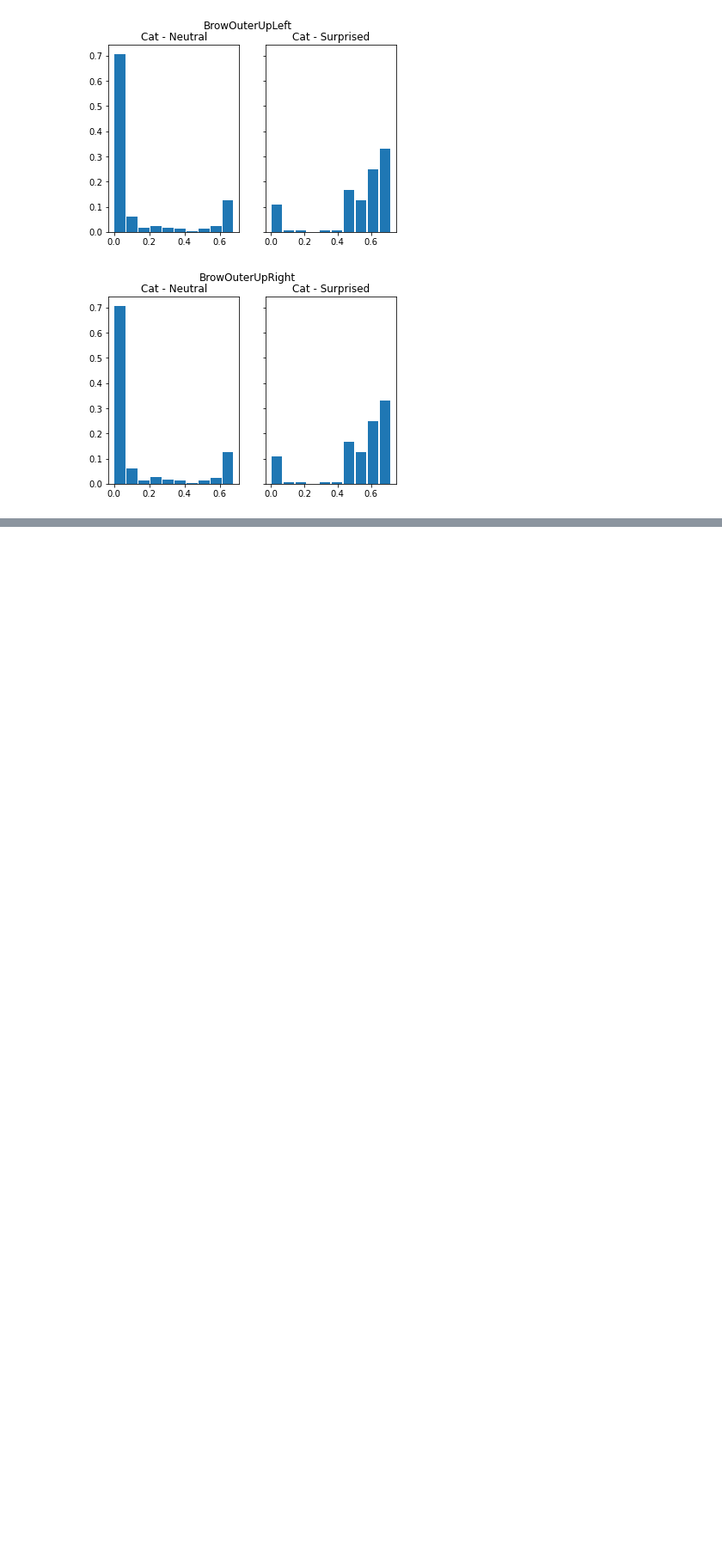
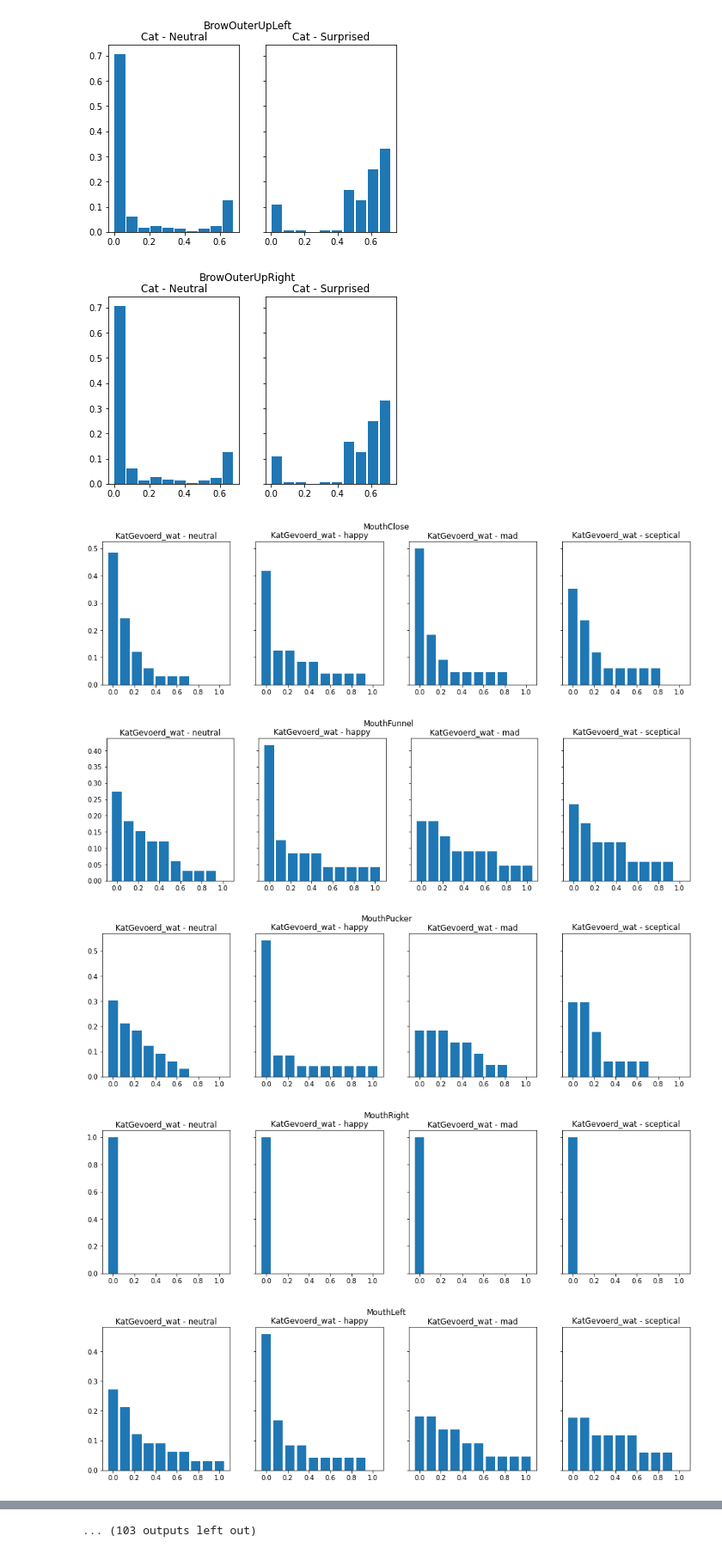
Before and after one commit to DaVinkie/thesis-master, a Jupyter notebook: notebooks/arkit/CSV Analysis.ipynb, the cells around one changed output, grey strips where cells are left out. Shown at 86% size. Cells and saved outputs as stored; diff of their text form; code cells hidden in the pictures; blank space fills up the shorter version.

```diff
--- a/notebooks/arkit/CSV Analysis.ipynb
+++ b/notebooks/arkit/CSV Analysis.ipynb
@@ -45,7 +45,10 @@ def get_dataset(sentence, emotion):
     return df
 
 cat_neutral = get_dataset('KatGevoerd', 'Neutraal')
-cat_surprised = get_dataset('KatGevoerd', 'Verrast')
+# cat_surprised = get_dataset('KatGevoerd', 'Verrast') # Not labeled yet
+cat_happy = get_dataset('KatGevoerd', 'Blij')
+cat_mad = get_dataset('KatGevoerd', 'Boos')
+cat_sceptical = get_dataset('KatGevoerd', 'Skeptisch')
 # %% [output]
 Index(['Timecode', 'BlendShapeCount', 'EyeBlinkLeft', 'EyeLookDownLeft',
        'EyeLookInLeft', 'EyeLookOutLeft', 'EyeLookUpLeft', 'EyeSquintLeft',
@@ -140,3 +186,30 @@ for feat in brow_group:
 [figure]
 [figure]
 [figure]
+# %%
+for word in cat_labels:
+    for feat in mouth_group:
+        fig, axs = plt.subplots(1, len(cat_set), sharey=True, figsize=(16, 4))
+        index = 0
+
+        for emotion in cat_set.keys():
+            bars = cat_set[emotion][word][feat].value_counts(bins=10, normalize=True)
+            bins = [f.mid for f in bars.index]
+            bins = np.linspace(0, 1, 10)
+
+            binwidth = bars.index[0].length * 0.9
+            binwidth = 0.09
+
+            axs[index].bar(bins, bars, width=binwidth)
+            axs[index].set_title('KatGevoerd_' + word + ' - '+ emotion)
+
+            index += 1
+
+        fig.suptitle(feat)
+        plt.show()
+# %% [output]
+[figure, added]
+[figure, added]
+[figure, added]
+[figure, added]
+[figure, added]
@@ -142,0 +223 @@ for feat in brow_group:
+... (103 outputs left out)
```
Also changed, not shown: parts of 5 cells of this notebook, 22 other files.
